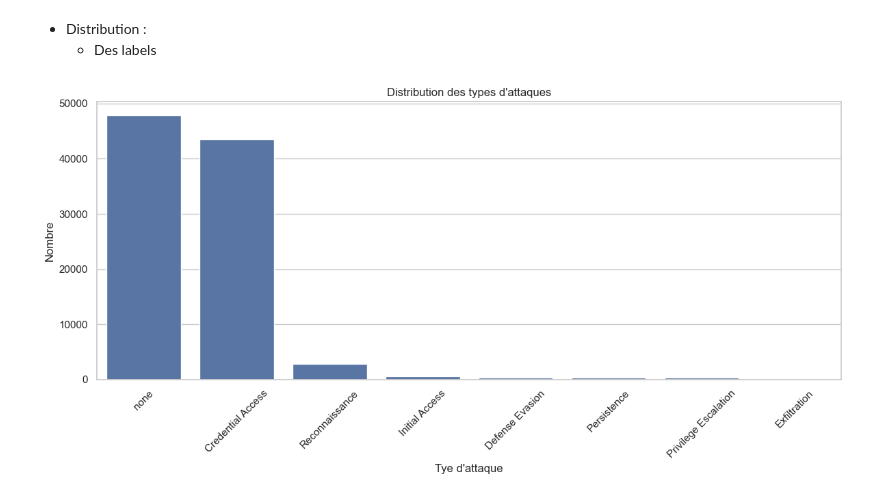
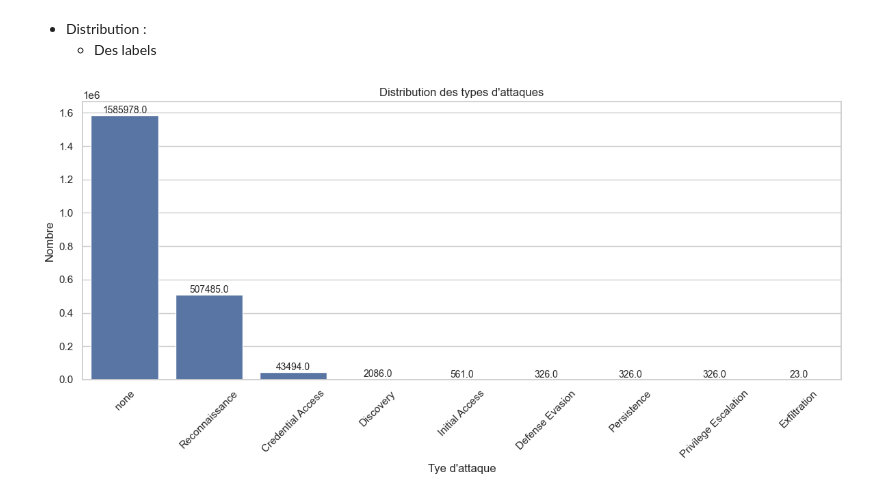
Before and after one commit to LeNonante/Logniscient, a Jupyter notebook: data_Exploration.ipynb, the cells around one changed output. Cells and saved outputs as stored; diff of their text form; code cells hidden in the pictures.

```diff
--- a/data_Exploration.ipynb
+++ b/data_Exploration.ipynb
@@ -82,8 +82,10 @@ for i in csv_files:
     file = i[1]
     data_path = data_dir+"/"+file
     df = load_data(data_path)
-    df = clean_data_1(df)
+    df = clean_data_2(df)
     DFPrincipal = pd.concat([DFPrincipal, df], ignore_index=True)
+
+
 print(DFPrincipal.shape)
 # %% [output]
 [('UWF_ZeekData22', '1.csv'), ('UWF_ZeekData22', '2.csv'), ('UWF_ZeekData22', '3.csv'), ('UWF_ZeekData22', '4.csv'), ('UWF_ZeekData22', '5.csv')]
@@ -96,21 +99,28 @@ print(DFPrincipal.shape)
 # %%
 import matplotlib.pyplot as plt
 import seaborn as sns
 
 # Set the style of seaborn
 sns.set(style="whitegrid")
 # Taille de la figure
 plt.figure(figsize=(12, 6))
 # Creer un graphique de distribution des tactiques d'attaque
-sns.countplot(data=DFPrincipal, x='label_tactic', order=DFPrincipal['label_tactic'].value_counts().index)
+ax=sns.countplot(data=DFPrincipal, x='label_tactic', order=DFPrincipal['label_tactic'].value_counts().index)
+
 # Rotate the x labels for better readability
 plt.xticks(rotation=45)
+
+# Ajouter des étiquettes sur les barres
+for p in ax.patches:
+    height = p.get_height()
+    ax.annotate(f'{height}', (p.get_x() + p.get_width() / 2., height),
+                ha='center', va='bottom', fontsize=10)
 
 plt.title("Distribution des types d'attaques")
 plt.xlabel("Tye d'attaque")
 plt.ylabel('Nombre')
 
 plt.tight_layout()
 plt.show()
 # %% [output]
-[figure, old version]
+[figure, new version]
```
Also changed, not shown: parts of 4 cells of this notebook.
